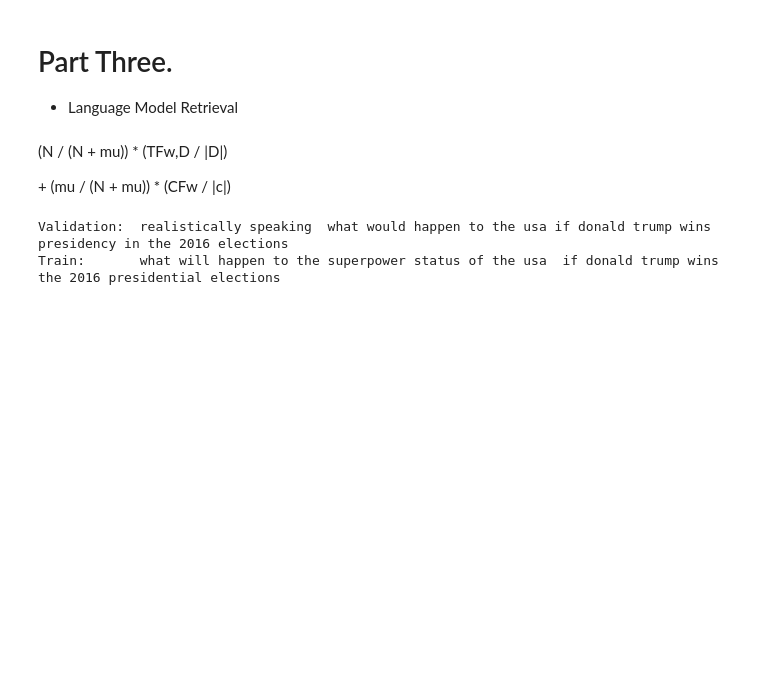
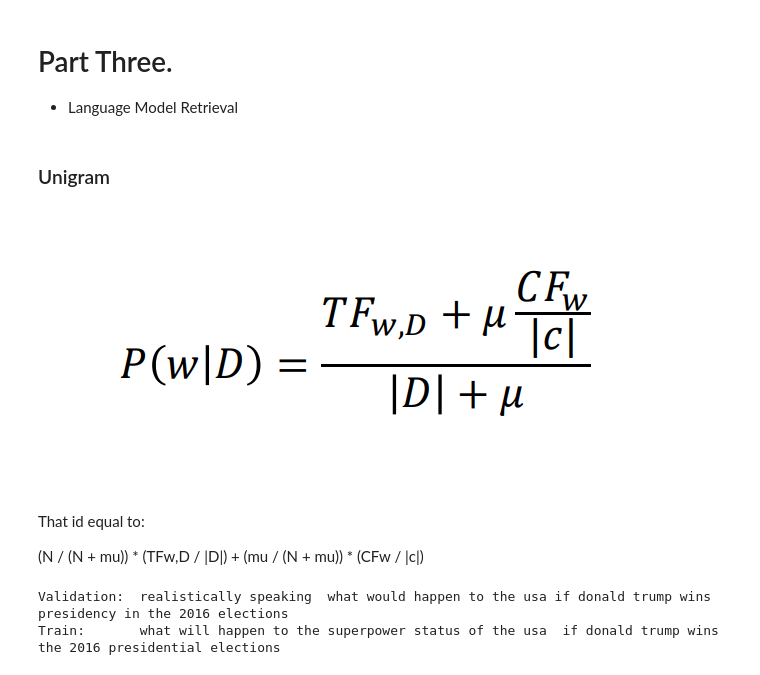
Before and after one commit to nahbos/AUT-Advanced-Information-Retrieval, a Jupyter notebook: Ex01/traditional_methods.ipynb, the cells around one changed output. Saved outputs shown, nothing was run; the diff lists cells and outputs as text; code cells hidden in the pictures; blank space fills up the shorter version.

```diff
--- a/Ex01/traditional_methods.ipynb
+++ b/Ex01/traditional_methods.ipynb
@@ -390,8 +393,14 @@ get_similar_questions(test, train, similarity, samples=random_tests)
 # %% [markdown]
 # Part Three.
 * Language Model Retrieval
+# %% [markdown]
+### Unigram
+# %%
+Image.open('./diricklet_smoothing_LM.png')
+# %% [output]
+[figure, added]
 # %% [markdown]
-(N / (N + mu)) * (TFw,D / |D|)
+That id equal to:
 
-\+ (mu / (N + mu)) * (CFw / |c|)
+(N / (N + mu)) * (TFw,D / |D|) + (mu / (N + mu)) * (CFw / |c|)
 # %%
```
Also changed, not shown: parts of 9 cells of this notebook.
